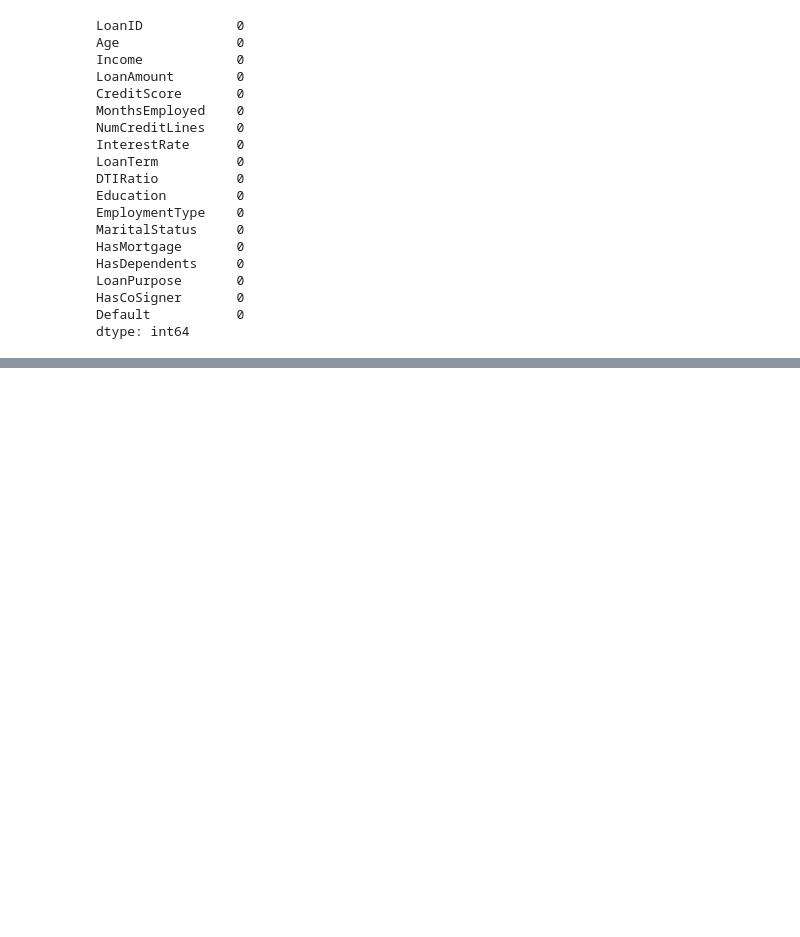
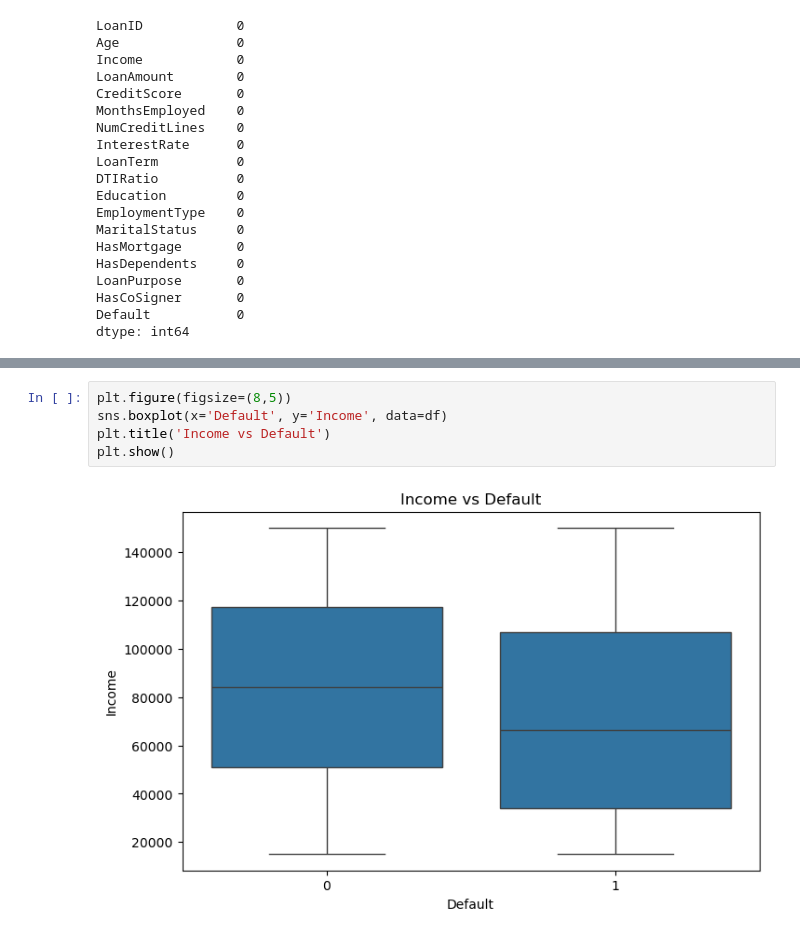
Before and after one commit to springboardmentor891v/CreditPathAI_Oct_Batch, a Jupyter notebook: work_15_Oct.ipynb, the cells around one changed output, grey strips where cells are left out. Saved outputs shown, nothing was run; the diff lists cells and outputs as text; blank space fills up the shorter version.

```diff
--- a/work_15_Oct.ipynb
+++ b/work_15_Oct.ipynb
@@ -139,0 +174,7 @@ dtype: int64
+# %%
+plt.figure(figsize=(8,5))
+sns.boxplot(x='Default', y='Income', data=df)
+plt.title('Income vs Default')
+plt.show()
+# %% [output]
+[figure, added]
```
Also changed, not shown: parts of 6 cells of this notebook.
